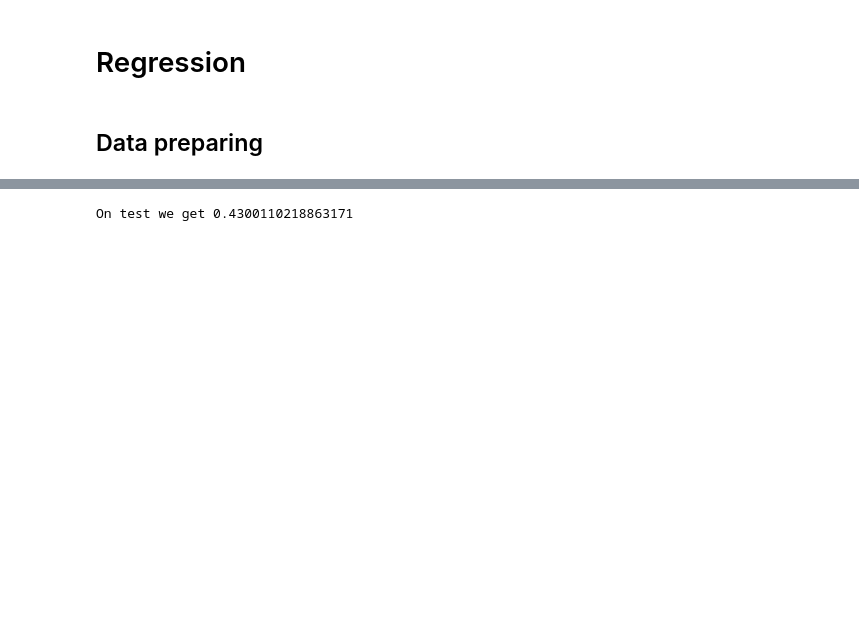
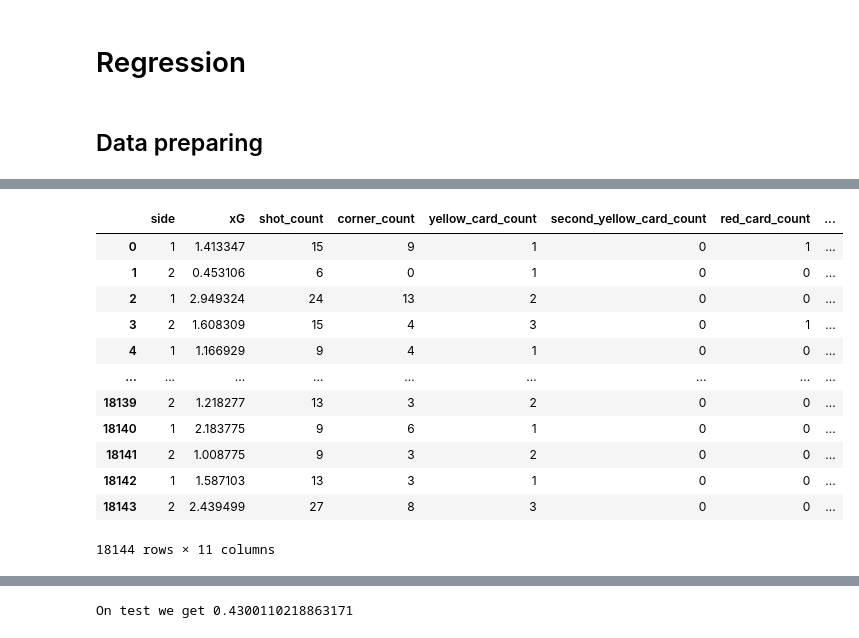
Before and after one commit to pdsam/IART, a Jupyter notebook: Proj2/downrightcopy.ipynb, the cells around one changed output, grey strips where cells are left out. Cells and saved outputs as stored; diff of their text form; code cells hidden in the pictures; blank space fills up the shorter version.

```diff
--- a/Proj2/downrightcopy.ipynb
+++ b/Proj2/downrightcopy.ipynb
@@ -188,6 +181,11 @@ awayGoals = games[['id_odsp', 'ftag']].rename(columns={'ftag':'goals'})
 awayGoals.insert(2, 'side', 2)
 totalGoals = homeGoals.append(awayGoals)
 fullDataset = fullDataset.merge(totalGoals, on=joinColumns, how='left')
+# %%
+fullDataset['other_side'] = fullDataset['side'].apply(lambda x: 2 if x == 1 else 1)
+# %%
+teamNames = fullDataset[['id_odsp', 'event_team', 'side']].rename(columns={'event_team':'other_event_team', 'side':'other_side'})
+fullDataset = fullDataset.merge(teamNames, on=['id_odsp', 'other_side'], how='left').drop(columns=['other_side'])
 # %%
 fullDataset
 # %% [output]
@@ -237,0 +216,8 @@ fullDataset
+# %%
+fullDataset['event_team'] = fullDataset['event_team'].apply(hash)
+fullDataset['other_event_team'] = fullDataset['other_event_team'].apply(hash)
+colunas = list(fullDataset.columns)
+colunas.remove('goals')
+colunas.remove('id_odsp')
+fullX = fullDataset[colunas]
+fullY = fullDataset[['goals']].values.ravel()
@@ -249,0 +278,16 @@ Wall time: 1min 56s
+# %%
+fullX
+# %% [output]
+|  | side | xG | shot_count | corner_count | yellow_card_count | second_yellow_card_count | red_card_count | ... |
+| 0 | 1 | 1.413347 | 15 | 9 | 1 | 0 | 1 | ... |
+| 1 | 2 | 0.453106 | 6 | 0 | 1 | 0 | 0 | ... |
+| 2 | 1 | 2.949324 | 24 | 13 | 2 | 0 | 0 | ... |
+| 3 | 2 | 1.608309 | 15 | 4 | 3 | 0 | 1 | ... |
+| 4 | 1 | 1.166929 | 9 | 4 | 1 | 0 | 0 | ... |
+| ... | ... | ... | ... | ... | ... | ... | ... | ... |
+| 18139 | 2 | 1.218277 | 13 | 3 | 2 | 0 | 0 | ... |
+| 18140 | 1 | 2.183775 | 9 | 6 | 1 | 0 | 0 | ... |
+| 18141 | 2 | 1.008775 | 9 | 3 | 2 | 0 | 0 | ... |
+| 18142 | 1 | 1.587103 | 13 | 3 | 1 | 0 | 0 | ... |
+| 18143 | 2 | 2.439499 | 27 | 8 | 3 | 0 | 0 | ... |
+18144 rows × 11 columns
```
Also changed, not shown: parts of 13 cells of this notebook.
